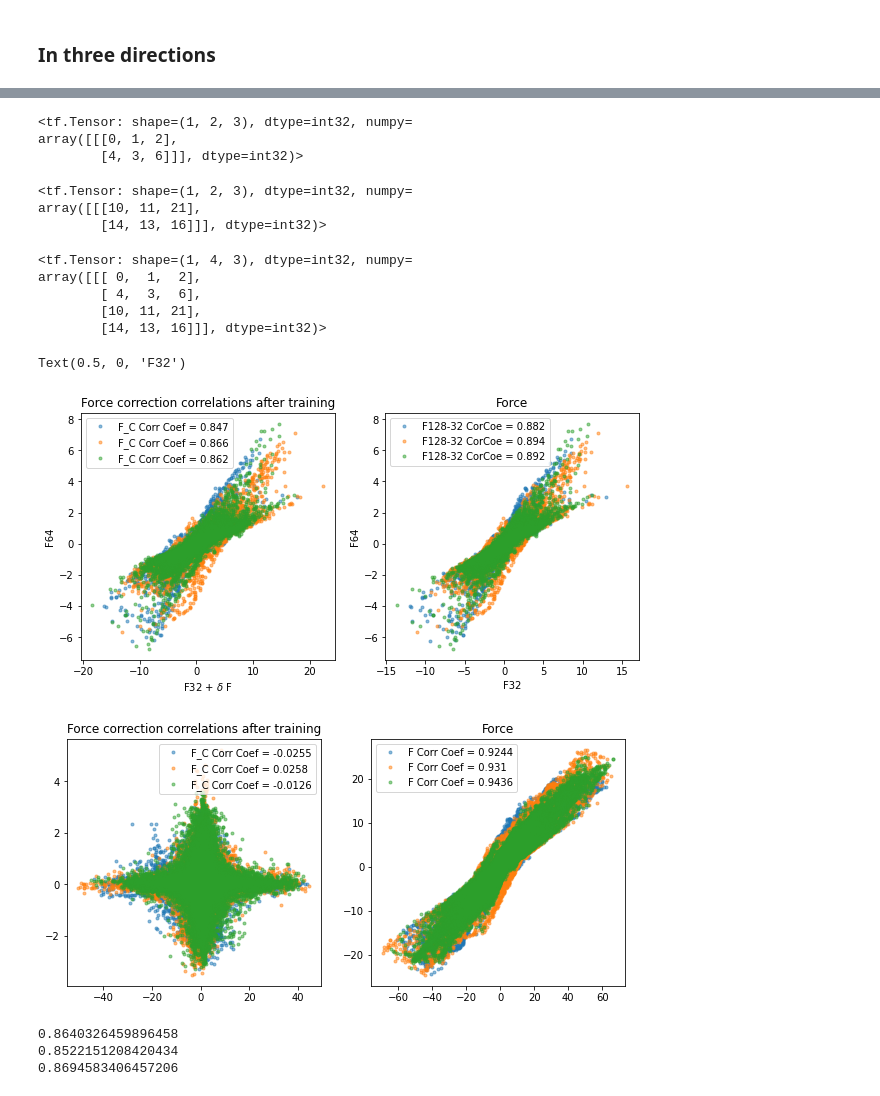
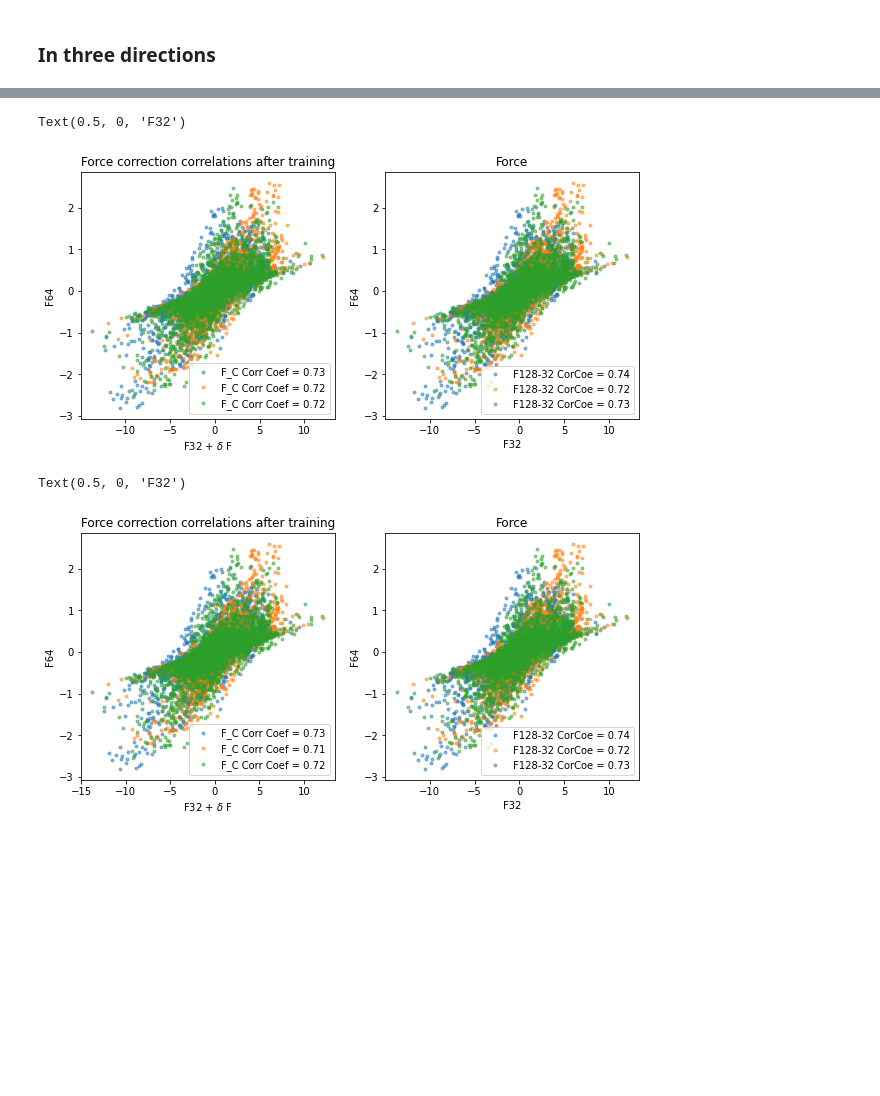
Before and after one commit to SumeetChougule/PM-HR, a Jupyter notebook: notebooks/Force_correction.ipynb, the cells around one changed output, grey strips where cells are left out. Cells and saved outputs as stored; diff of their text form; code cells hidden in the pictures; blank space fills up the shorter version.

```diff
--- a/notebooks/Force_correction.ipynb
+++ b/notebooks/Force_correction.ipynb
@@ -493,0 +419,21 @@ for d in range(1):
+# %%
+plt.figure(figsize=(10, 10))
+
+plt.subplot(2,2, 1)
+for d in range(1):
+    plt.plot(f_c[::, d], trim(fb)[::, d], '.', alpha=0.5,label=f'F_C Corr Coef = {np.round(np.corrcoef(f_c[:, d], trim(fb)[:, d])[0,1],2)}')
+
+plt.title('Force correction correlations after training')
+plt.legend()
+plt.ylabel('F128')
+plt.xlabel('F32 + $\delta$ F')
+
+
+plt.subplot(2,2, 2)
+for d in range(1):
+    plt.plot(trim(f)[::, d], trim(fb)[::, d], '.', alpha=0.5, label=f'F128-32 CorCoe = {np.round(np.corrcoef(trim(f)[:, d], trim(fb)[:, d])[0,1],2)}' )
+
+plt.title('Force')
+plt.legend()
+plt.ylabel('F128')
+plt.xlabel('F32')
@@ -517,3 +498,4 @@ Min loss is 0.33617979288101196
 # %%
+# Forward prop after training
 F_prop = model(in_wm)
-f_c = f+ F_prop
+f_c = trim(f)+ F_prop
@@ -522,21 +538,21 @@ plt.figure(figsize=(10, 10))
 
 plt.subplot(2,2, 1)
 for d in range(3):
-    plt.plot(f_c[::, d], fb[::, d], '.', alpha=0.5,label=f'F_C Corr Coef = {np.round(np.corrcoef(f_c[:, d], fb[:, d])[0,1],3)}')
+    plt.plot(f_c[::, d], trim(fb)[::, d], '.', alpha=0.5,label=f'F_C Corr Coef = {np.round(np.corrcoef(f_c[:, d], trim(fb)[:, d])[0,1],2)}')
 
 plt.title('Force correction correlations after training')
 plt.legend()
-plt.ylabel('F64')
+plt.ylabel('F128')
 plt.xlabel('F32 + $\delta$ F')
 
 
 plt.subplot(2,2, 2)
 for d in range(3):
-    plt.plot(f[::, d], fb[::, d], '.', alpha=0.5, label=f'F128-32 CorCoe = {np.round(np.corrcoef(f[:, d], fb[:, d])[0,1],3)}' )
+    plt.plot(trim(f)[::, d], trim(fb)[::, d], '.', alpha=0.5, label=f'F128-32 CorCoe = {np.round(np.corrcoef(trim(f)[:, d], trim(fb)[:, d])[0,1],2)}' )
 
 plt.title('Force')
 plt.legend()
-plt.ylabel('F64')
+plt.ylabel('F128')
 plt.xlabel('F32')
 # %% [output]
 Text(0.5, 0, 'F32')
@@ -623,23 +560,3 @@ tf.split(x1,3,1)
-# %%
-t1
-# %% [output]
-<tf.Tensor: shape=(1, 2, 3), dtype=int32, numpy=
-array([[[0, 1, 2],
-        [4, 3, 6]]], dtype=int32)>
-# %%
-t2
-# %% [output]
-<tf.Tensor: shape=(1, 2, 3), dtype=int32, numpy=
-array([[[10, 11, 21],
-        [14, 13, 16]]], dtype=int32)>
-# %%
-tf.concat([t1,t2] ,1)
-# %% [output]
-<tf.Tensor: shape=(1, 4, 3), dtype=int32, numpy=
-array([[[ 0,  1,  2],
-        [ 4,  3,  6],
-        [10, 11, 21],
-        [14, 13, 16]]], dtype=int32)>
 # %%
 F_prop = model(in_wm)
 # %%
@@ -647,7 +564,7 @@ plt.figure(figsize=(10, 10))
 
 plt.subplot(2,2, 1)
 for d in range(3):
-    plt.plot(f_c[::, d], fb[::, d], '.', alpha=0.5,label=f'F_C Corr Coef = {np.round(np.corrcoef(f_c[:, d], fb[:, d])[0,1],3)}')
+    plt.plot(f_c[::, d], trim(fb)[::, d], '.', alpha=0.5,label=f'F_C Corr Coef = {np.round(np.corrcoef(f_c[:, d], trim(fb)[:, d])[0,1],2)}')
 
 plt.title('Force correction correlations after training')
 plt.legend()
@@ -657,7 +574,7 @@ plt.xlabel('F32 + $\delta$ F')
 
 plt.subplot(2,2, 2)
 for d in range(3):
-    plt.plot(f[::, d], fb[::, d], '.', alpha=0.5, label=f'F128-32 CorCoe = {np.round(np.corrcoef(f[:, d], fb[:, d])[0,1],3)}' )
+    plt.plot(trim(f)[::, d], trim(fb)[::, d], '.', alpha=0.5, label=f'F128-32 CorCoe = {np.round(np.corrcoef(trim(f)[:, d], trim(fb)[:, d])[0,1],2)}' )
 
 plt.title('Force')
 plt.legend()
@@ -665,33 +582,30 @@ plt.ylabel('F64')
 plt.xlabel('F32')
 # %% [output]
 Text(0.5, 0, 'F32')
-[figure, old version]
+[figure, new version]
 # %%
 F_prop = model(in_wm)
 # %%
 plt.figure(figsize=(10, 10))
 
 plt.subplot(2,2, 1)
 for d in range(3):
-    plt.plot(y[::, d], F_prop[::, d], '.', alpha=0.5,label=f'F_C Corr Coef = {np.round(np.corrcoef(y[:, d], F_prop[:, d])[0,1],4)}')
+    plt.plot(f_c[::, d], trim(fb)[::, d], '.', alpha=0.5,label=f'F_C Corr Coef = {np.round(np.corrcoef(f_c[:, d], trim(fb)[:, d])[0,1],2)}')
 
 plt.title('Force correction correlations after training')
 plt.legend()
+plt.ylabel('F64')
+plt.xlabel('F32 + $\delta$ F')
 
 
 plt.subplot(2,2, 2)
 for d in range(3):
-    plt.plot(f[::, d], fb[::, d], '.', alpha=0.5, label=f'F Corr Coef = {np.round(np.corrcoef(f[:, d], fb[:, d])[0,1],4)}' )
+    plt.plot(trim(f)[::, d], trim(fb)[::, d], '.', alpha=0.5, label=f'F128-32 CorCoe = {np.round(np.corrcoef(trim(f)[:, d], trim(fb)[:, d])[0,1],2)}' )
 
 plt.title('Force')
 plt.legend()
-plt.show()
+plt.ylabel('F64')
+plt.xlabel('F32')
 # %% [output]
+Text(0.5, 0, 'F32')
-[figure, old version]
+[figure, new version]
-# %%
-for d in range(3):
-  print(np.corrcoef(f[:, d], fb[:, d])[0,1])
-# %% [output]
-0.8640326459896458
-0.8522151208420434
-0.8694583406457206
```
Also changed, not shown: parts of 55 cells of this notebook.
